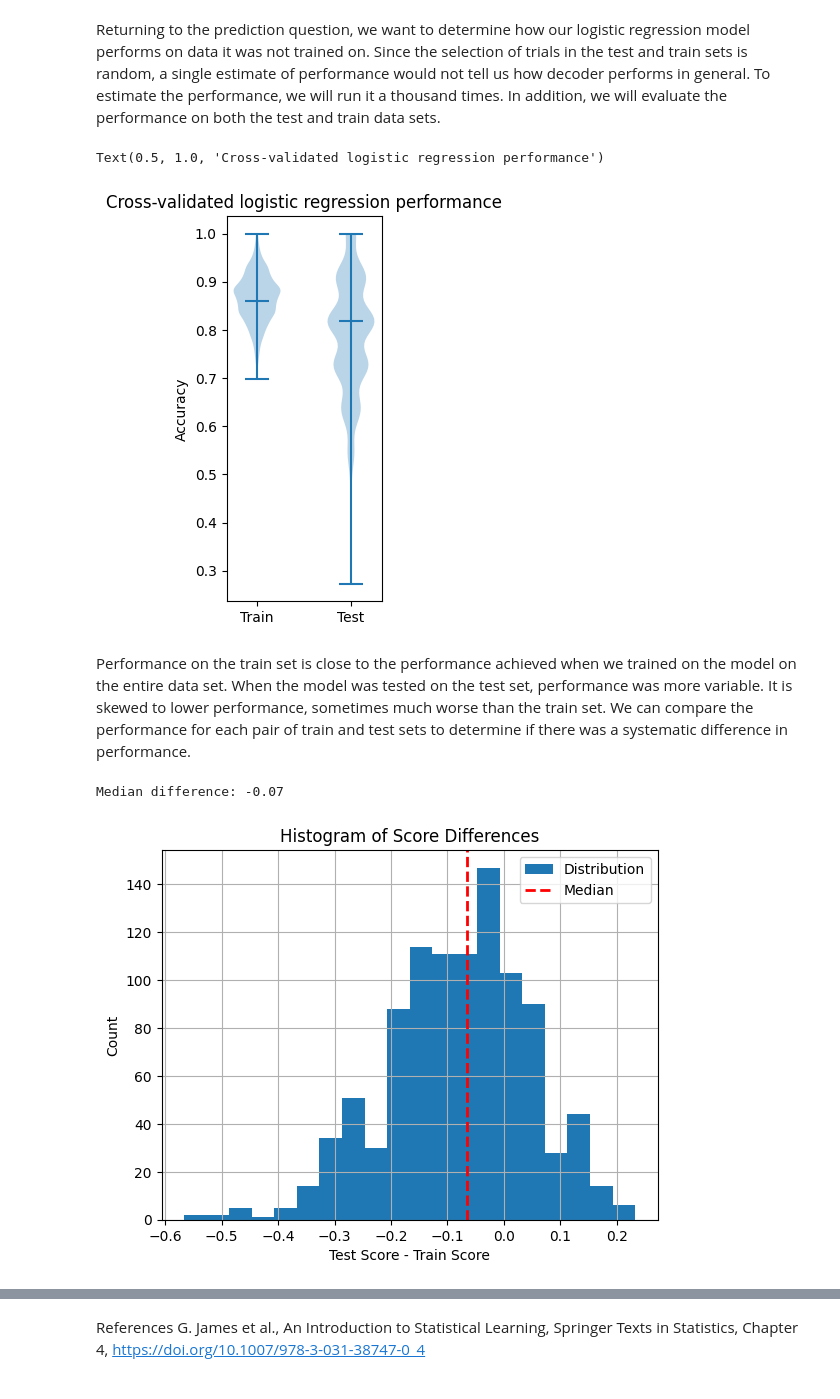
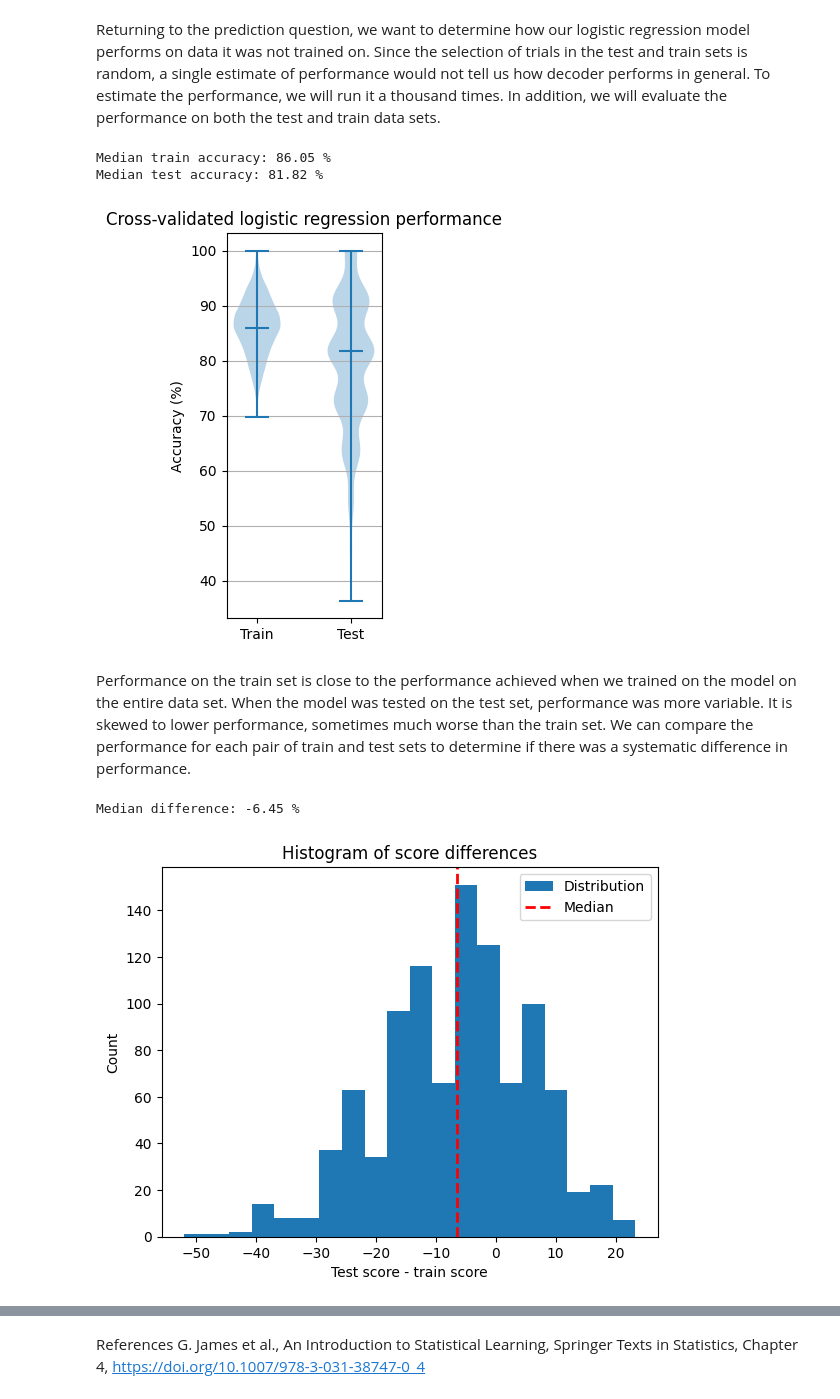
Before and after one commit to dbheadley/DecodingTheBrain, a Jupyter notebook: Week3/notes.ipynb, the cells around one changed output, grey strips where cells are left out. Saved outputs shown, nothing was run; the diff lists cells and outputs as text; code cells hidden in the pictures.

```diff
--- a/Week3/notes.ipynb
+++ b/Week3/notes.ipynb
@@ -1147,10 +1148,10 @@ def logreg_traintest(epochs, class_act, k):
     train_cue_idxs = np.intersect1d(np.where(class_act)[0], train_idxs)
 
     # calculate ERP for training set
-    cue_erp = np.mean(all_epochs[:, train_cue_idxs], axis=1)
+    cue_erp = np.mean(epochs[:, train_cue_idxs], axis=1)
 
     # calculate ERP alignment for each trial
-    val_all = erp_align(all_epochs, cue_erp)
+    val_all = erp_align(epochs, cue_erp)
 
     # create train and test sets
     val_test = val_all[test_idxs, np.newaxis]
@@ -1165,7 +1166,7 @@ def logreg_traintest(epochs, class_act, k):
     # get performance for train and test sets
     score_test = clf_sub.score(val_test, class_act_test)
     score_train = clf_sub.score(val_train, class_act_train)
-    return score_train, score_test
+    return score_train*100, score_test*100
 
 # Run logistic regression model on ERP data
 num_runs = 1000
@@ -1180,30 +1181,35 @@ fig, ax = plt.subplots(figsize=(2,5))
 ax.violinplot([scores_train, scores_test], showmedians=True)
 ax.set_xticks([1, 2])
 ax.set_xticklabels(['Train', 'Test'])
-ax.set_ylabel('Accuracy')
+ax.set_ylabel('Accuracy (%)')
+ax.grid(axis='y')
 ax.set_title('Cross-validated logistic regression performance')
+
+# print median performance for train and test sets
+print('Median train accuracy: {:.2f} %'.format(np.median(scores_train)))
+print('Median test accuracy: {:.2f} %'.format(np.median(scores_test)))
 # %% [output]
-Text(0.5, 1.0, 'Cross-validated logistic regression performance')
+Median train accuracy: 86.05 %
+Median test accuracy: 81.82 %
-[figure, old version]
+[figure, new version]
 # %% [markdown]
 Performance on the train set is close to the performance achieved when we trained on the model on the entire data set. When the model was tested on the test set, performance was more variable. It is skewed to lower performance, sometimes much worse than the train set. We can compare the performance for each pair of train and test sets to determine if there was a systematic difference in performance.
 # %%
 # difference in scores by train and test sets
 score_diff = scores_test - scores_train
 
 # calculate median difference
 median_diff = np.median(scores_test - scores_train)
-print("Median difference: {:0.2f}".format(median_diff))
+print("Median difference: {:0.2f} %".format(median_diff))
 
 # plot distribution of score differences
 plt.hist(score_diff,20, label="Distribution")
-plt.xlabel("Test Score - Train Score")
+plt.xlabel("Test score - train score")
 plt.ylabel("Count")
-plt.title("Histogram of Score Differences")
+plt.title("Histogram of score differences")
 plt.axvline(median_diff, color='r', linestyle='--', linewidth=2, label="Median")
 plt.legend()
-plt.grid()
 plt.show()
 # %% [output]
-Median difference: -0.07
+Median difference: -6.45 %
-[figure, old version]
+[figure, new version]
```
Also changed, not shown: parts of 17 cells of this notebook.
